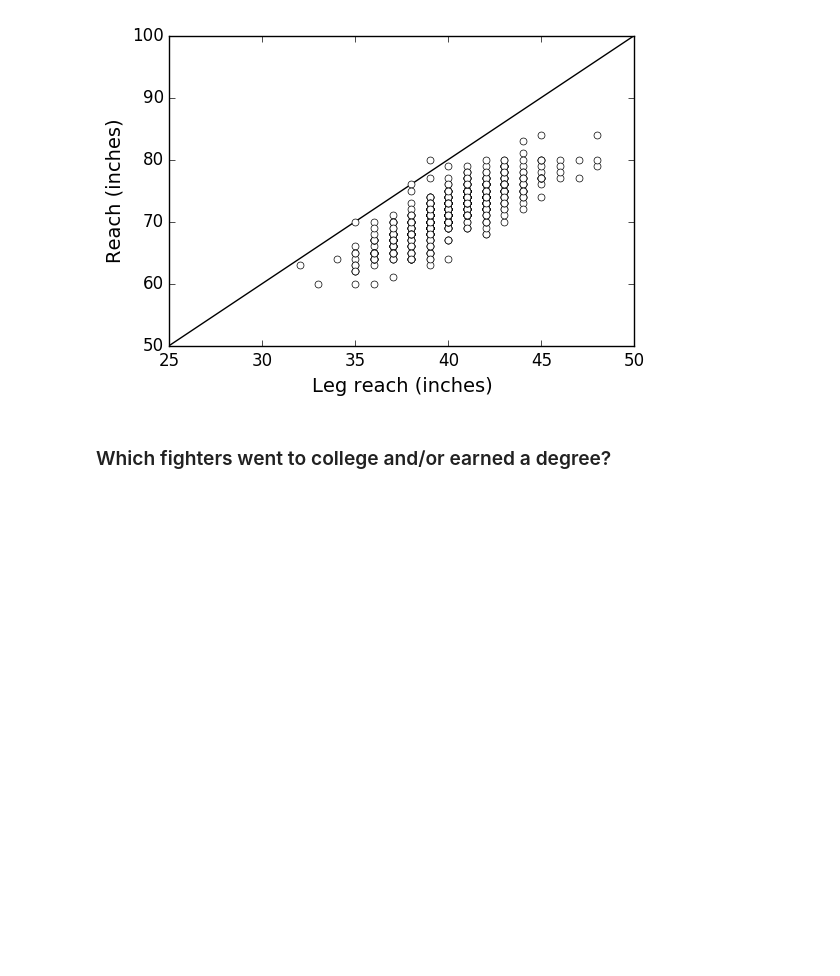
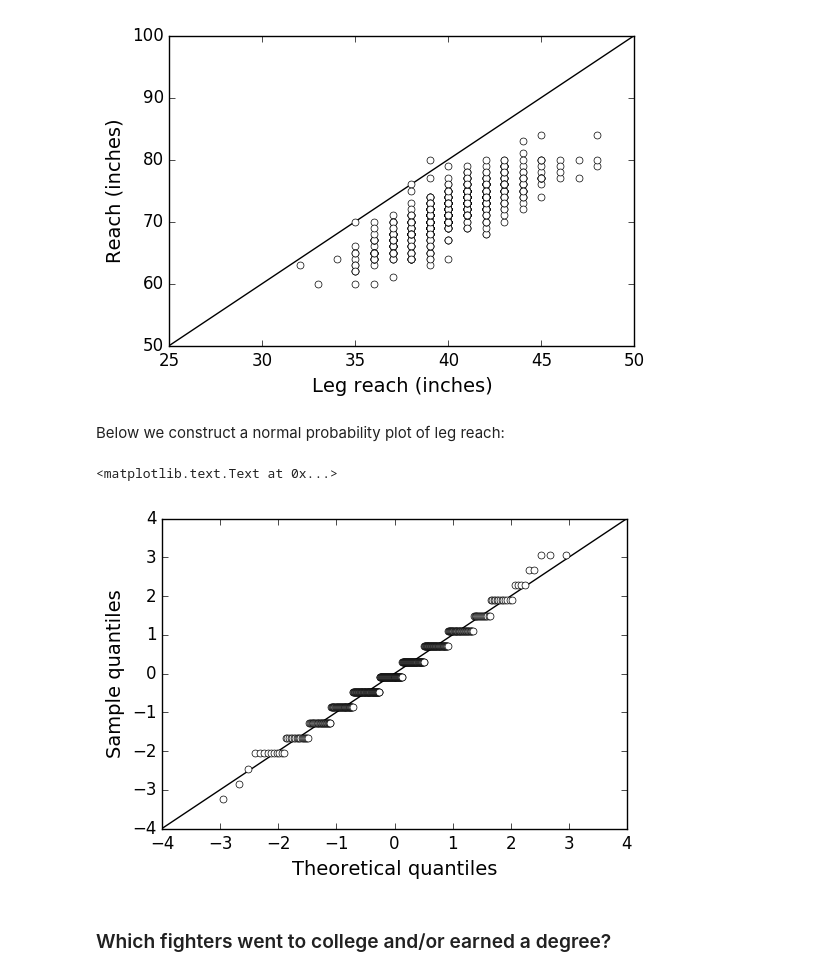
Before and after one commit to jhalverson/data_science, a Jupyter notebook: misc/mma_analytics/part3_examination_of_ufc_dot_com_data.ipynb, the cells around one changed output. Saved outputs shown, nothing was run; the diff lists cells and outputs as text; code cells hidden in the pictures; blank space fills up the shorter version.

```diff
--- a/misc/mma_analytics/part3_examination_of_ufc_dot_com_data.ipynb
+++ b/misc/mma_analytics/part3_examination_of_ufc_dot_com_data.ipynb
@@ -426,6 +426,30 @@ plt.ylabel('Reach (inches)')
 # %% [output]
 <matplotlib.text.Text at 0x...>
 [figure]
+# %% [markdown]
+Below we construct a normal probability plot of leg reach:
+# %%
+# http://www.itl.nist.gov/div898/handbook/eda/section3/normprpl.htm
+# Note that coefficients change depending on definition and sample size
+
+from scipy.stats import norm
+
+lreach = df[pd.notnull(df.LegReach) & (df.Active == 1)].LegReach
+lr = pd.DataFrame(lreach)
+lr['LegReachSTD'] = (lr.LegReach - lr.LegReach.mean()) / lr.LegReach.std()
+lr = lr.sort_values('LegReachSTD').reset_index(drop=True)
+lr['u'] = (lr.index + 1 - 0.3175) / (lr.shape[0] + 0.365)
+lr['u'].iloc[0] = 1 - 0.5**(1.0 / lr.shape[0])
+lr['u'].iloc[-1] = 0.5**(1.0 / lr.shape[0])
+lr['g'] = norm.ppf(lr.u)
+# %%
+plt.plot([-4, 4], [-4, 4], 'k-')
+plt.plot(lr.g, lr.LegReachSTD, 'wo')
+plt.xlabel('Theoretical quantiles')
+plt.ylabel('Sample quantiles')
+# %% [output]
+<matplotlib.text.Text at 0x...>
+[figure, added]
 # %% [markdown]
 ### Which fighters went to college and/or earned a degree?
 # %%
```
Also changed, not shown: 1 other file.
